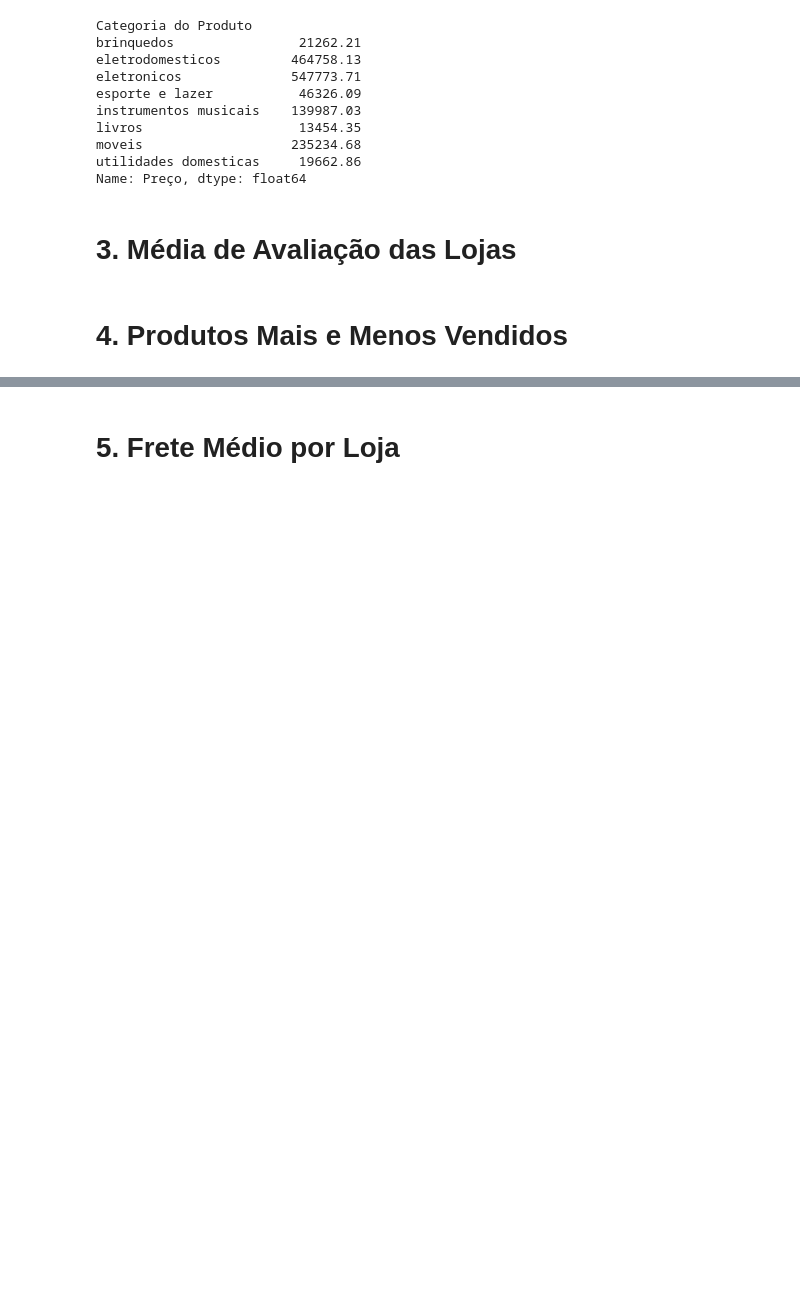
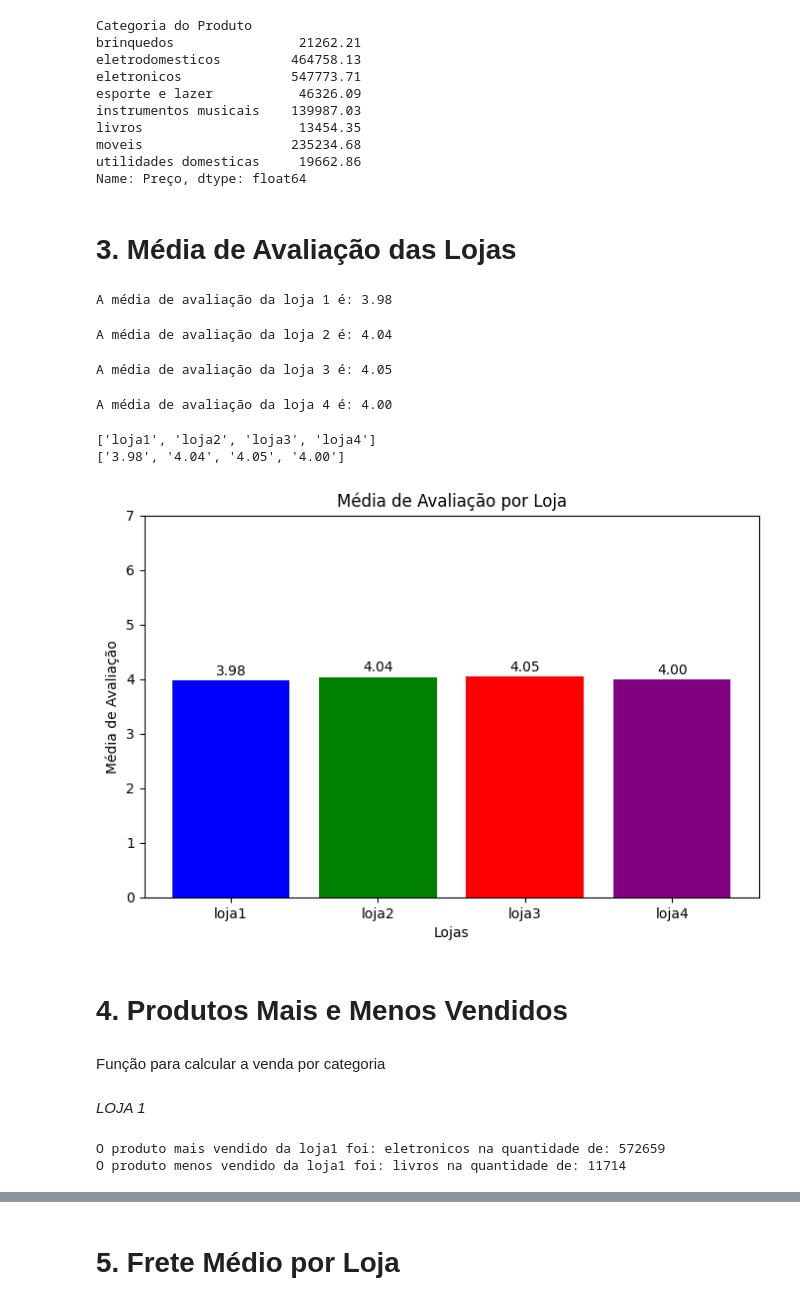
Before and after one commit to LipeSilva83/Alura_Store_BR, a Jupyter notebook: AluraStoreBr.ipynb, the cells around one changed output, grey strips where cells are left out. Saved outputs shown, nothing was run; the diff lists cells and outputs as text; code cells hidden in the pictures; blank space fills up the shorter version.

```diff
--- a/AluraStoreBr.ipynb
+++ b/AluraStoreBr.ipynb
@@ -149,5 +149,53 @@ utilidades domesticas     19662.86
 Name: Preço, dtype: float64
 # %% [markdown]
 # 3. Média de Avaliação das Lojas
+# %%
+media_aval_loja1 = (sum(loja1['Avaliação da compra'])) / len(loja1['Avaliação da compra'])
+print(f'A média de avaliação da loja 1 é: {media_aval_loja1:.2f}')
+# %% [output]
+A média de avaliação da loja 1 é: 3.98
+# %%
+media_aval_loja2 = (sum(loja2['Avaliação da compra'])) / len(loja2['Avaliação da compra'])
+print(f'A média de avaliação da loja 2 é: {media_aval_loja2:.2f}')
+# %% [output]
+A média de avaliação da loja 2 é: 4.04
+# %%
+media_aval_loja3 = (sum(loja3['Avaliação da compra'])) / len(loja3['Avaliação da compra'])
+print(f'A média de avaliação da loja 3 é: {media_aval_loja3:.2f}')
+# %% [output]
+A média de avaliação da loja 3 é: 4.05
+# %%
+media_aval_loja4 = (sum(loja4['Avaliação da compra'])) / len(loja4['Avaliação da compra'])
+print(f'A média de avaliação da loja 4 é: {media_aval_loja4:.2f}')
+# %% [output]
+A média de avaliação da loja 4 é: 4.00
+# %%
+lista_medias = [media_aval_loja1, media_aval_loja2, media_aval_loja3, media_aval_loja4]
+lista_lojas = ['loja1', 'loja2', 'loja3', 'loja4']
+print(lista_lojas)
+print([f'{media:.2f}' for media in lista_medias])
+# %% [output]
+['loja1', 'loja2', 'loja3', 'loja4']
+['3.98', '4.04', '4.05', '4.00']
+# %%
+lista_medias = [media_aval_loja1, media_aval_loja2, media_aval_loja3, media_aval_loja4]
+lista_lojas = ['loja1', 'loja2', 'loja3', 'loja4']
+
+import matplotlib.pyplot as plt
+plt.figure(figsize=(8, 5))
+plt.bar(lista_lojas, lista_medias, color=['blue', 'green', 'red', 'purple'])
+plt.xlabel('Lojas')
+plt.ylabel('Média de Avaliação')
+plt.title('Média de Avaliação por Loja')
+plt.ylim(0, 7)
+
+for i, media in enumerate(lista_medias):
+    plt.text(i, media + 0.1, f'{media:.2f}', ha='center')
+
+plt.show()
+# %% [output]
+[figure, added]
 # %% [markdown]
 # 4. Produtos Mais e Menos Vendidos
+# %% [markdown]
+Função para calcular a venda por categoria
@@ -153,0 +234,7 @@ Name: Preço, dtype: float64
+# %% [markdown]
+*LOJA 1*
+# %%
+resultado_loja1 = analisar_vendas(vendas_por_categoria1, 'loja1')
+# %% [output]
+O produto mais vendido da loja1 foi: eletronicos na quantidade de: 572659
+O produto menos vendido da loja1 foi: livros na quantidade de: 11714
```
Also changed, not shown: parts of 14 cells of this notebook.
